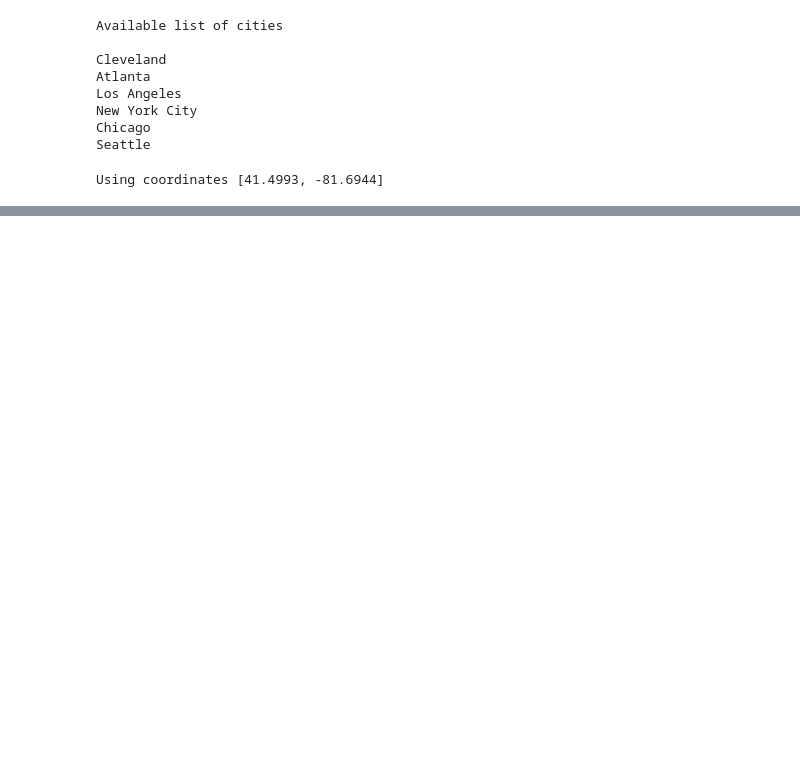
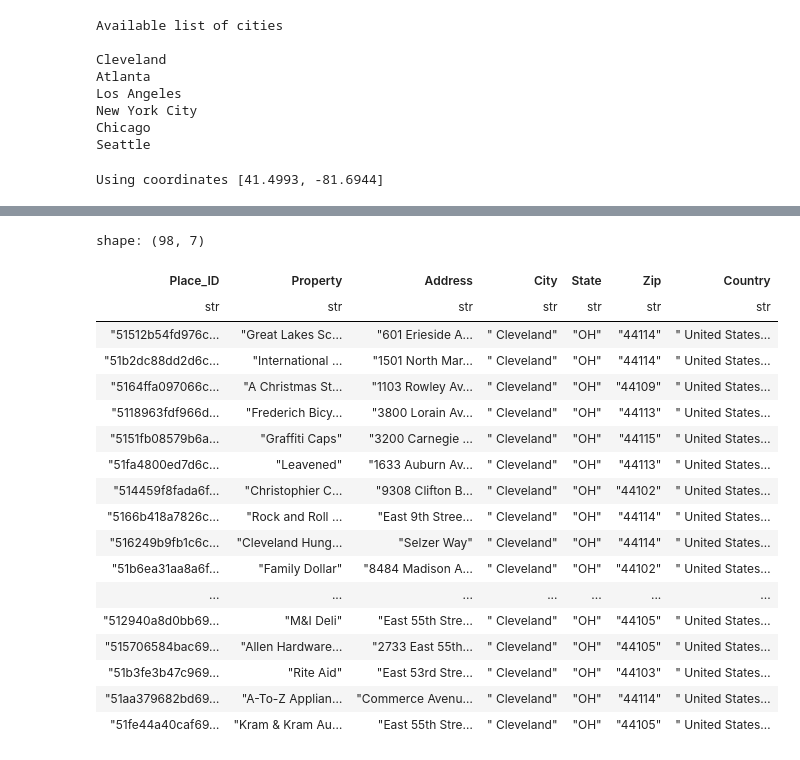
Before and after one commit to sma005/Project_3_Group_3, a Jupyter notebook: Python Scripts/project3.ipynb, the cells around one changed output, grey strips where cells are left out. Saved outputs shown, nothing was run; the diff lists cells and outputs as text; code cells hidden in the pictures; blank space fills up the shorter version.

Commit message:
second table

```diff
--- a/Python Scripts/project3.ipynb
+++ b/Python Scripts/project3.ipynb
@@ -429,0 +365,25 @@ categories_df
+# %%
+#Convert pandas dataframe to polars
+properties_df_pl = pl.from_pandas(properties_df)
+# %%
+properties_df_pl
+# %% [output]
+shape: (98, 7)
+| Place_ID | Property | Address | City | State | Zip | Country |
+| str | str | str | str | str | str | str |
+| "51512b54fd976c… | "Great Lakes Sc… | "601 Erieside A… | " Cleveland" | "OH" | "44114" | " United States… |
+| "51b2dc88dd2d6c… | "International … | "1501 North Mar… | " Cleveland" | "OH" | "44114" | " United States… |
+| "5164ffa097066c… | "A Christmas St… | "1103 Rowley Av… | " Cleveland" | "OH" | "44109" | " United States… |
+| "5118963fdf966d… | "Frederich Bicy… | "3800 Lorain Av… | " Cleveland" | "OH" | "44113" | " United States… |
+| "5151fb08579b6a… | "Graffiti Caps" | "3200 Carnegie … | " Cleveland" | "OH" | "44115" | " United States… |
+| "51fa4800ed7d6c… | "Leavened" | "1633 Auburn Av… | " Cleveland" | "OH" | "44113" | " United States… |
+| "514459f8fada6f… | "Christophier C… | "9308 Clifton B… | " Cleveland" | "OH" | "44102" | " United States… |
+| "5166b418a7826c… | "Rock and Roll … | "East 9th Stree… | " Cleveland" | "OH" | "44114" | " United States… |
+| "516249b9fb1c6c… | "Cleveland Hung… | "Selzer Way" | " Cleveland" | "OH" | "44114" | " United States… |
+| "51b6ea31aa8a6f… | "Family Dollar" | "8484 Madison A… | " Cleveland" | "OH" | "44102" | " United States… |
+| ... | ... | ... | ... | ... | ... | ... |
+| "512940a8d0bb69… | "M&I Deli" | "East 55th Stre… | " Cleveland" | "OH" | "44105" | " United States… |
+| "515706584bac69… | "Allen Hardware… | "2733 East 55th… | " Cleveland" | "OH" | "44105" | " United States… |
+| "51b3fe3b47c969… | "Rite Aid" | "East 53rd Stre… | " Cleveland" | "OH" | "44103" | " United States… |
+| "51aa379682bd69… | "A-To-Z Applian… | "Commerce Avenu… | " Cleveland" | "OH" | "44114" | " United States… |
+| "51fe44a40caf69… | "Kram & Kram Au… | "East 55th Stre… | " Cleveland" | "OH" | "44105" | " United States… |
```
Also changed, not shown: parts of 42 cells of this notebook, 1 other file.
